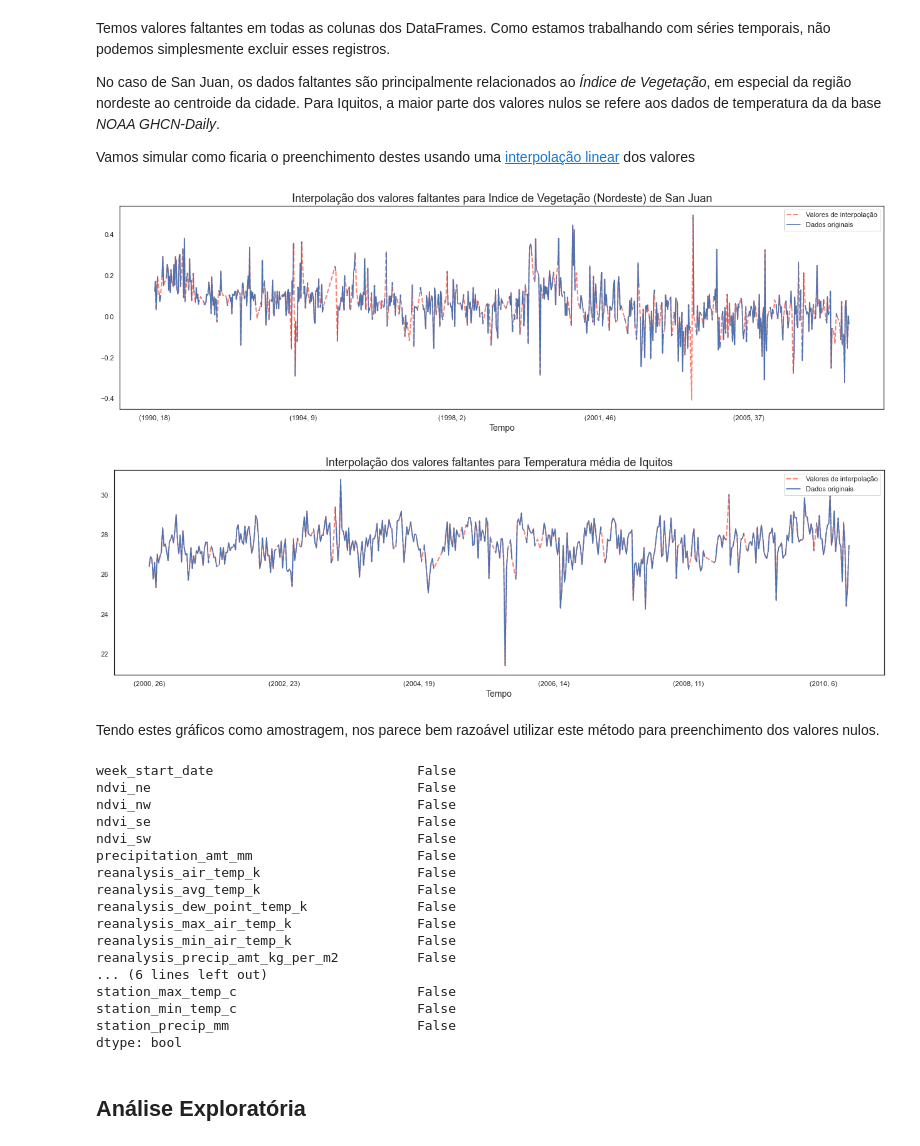
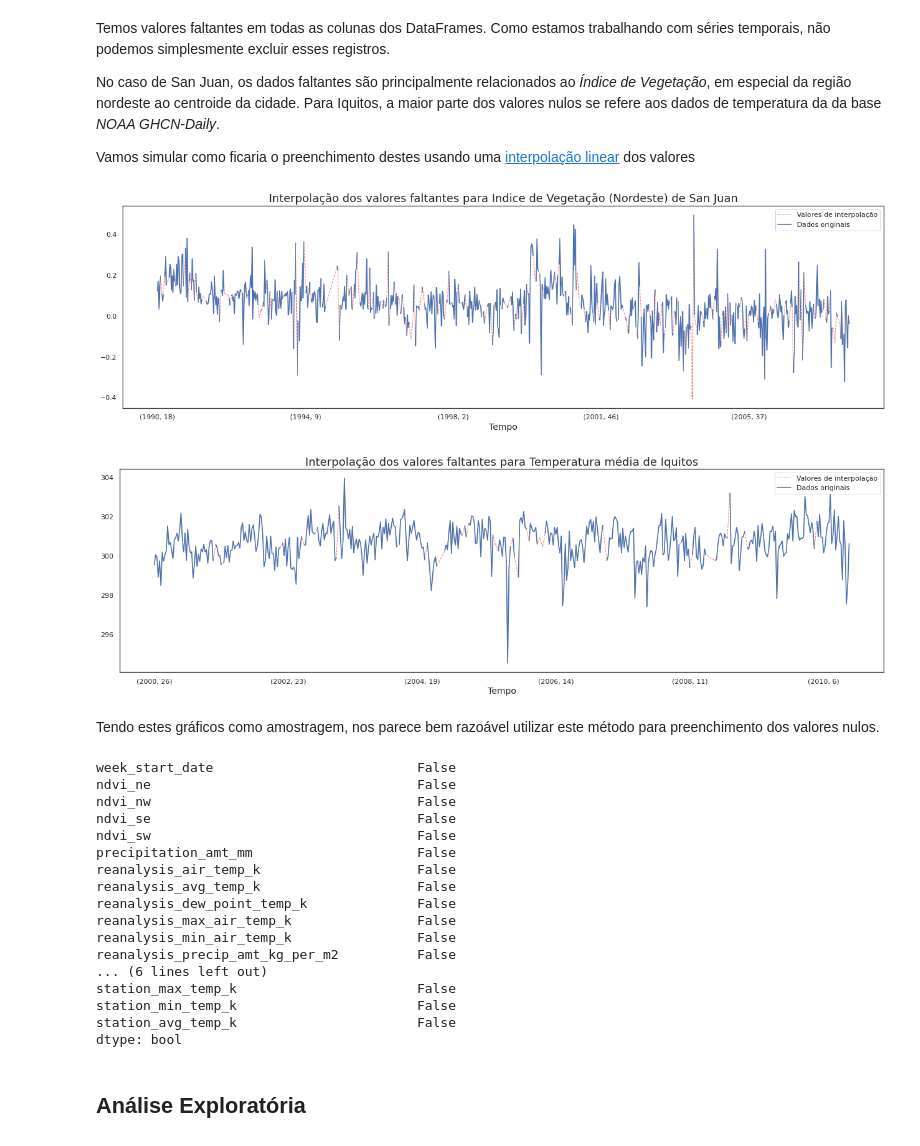
Before and after one commit to ciencia-dados-ifsp-grupo5/DengAI, a Jupyter notebook: notebooks/dengAI.ipynb, the cells around one changed output. Saved outputs shown, nothing was run; the diff lists cells and outputs as text; code cells hidden in the pictures.

```diff
--- a/notebooks/dengAI.ipynb
+++ b/notebooks/dengAI.ipynb
@@ -184 +216,4 @@ labels.set_index(['city', 'year', 'weekofyear'], inplace=True)
+# %%
+features[['station_max_temp_k', 'station_min_temp_k', 'station_avg_temp_k']] = features[['station_max_temp_c', 'station_min_temp_c', 'station_avg_temp_c']] + 273.15
+features.drop(columns=['station_max_temp_c', 'station_min_temp_c', 'station_avg_temp_c'], inplace=True)
 # %% [markdown]
@@ -259,7 +294,7 @@ No caso de San Juan, os dados faltantes são principalmente relacionados ao *Ín
 Vamos simular como ficaria o preenchimento destes usando uma [interpolação linear](https://pandas.pydata.org/pandas-docs/stable/reference/api/pandas.DataFrame.interpolate.html) dos valores
 # %%
 plt.figure(figsize=(22,6))
-sj_features.interpolate().ndvi_ne.plot.line(lw=2, color='salmon', label='Valores de interpolação', linestyle = '--')
+sj_features.interpolate().ndvi_ne.plot.line(lw=1, color='salmon', label='Valores de interpolação', linestyle = '--')
 sj_features.ndvi_ne.plot.line(lw=1.6, label='Dados originais')
 
 plt.title('Interpolação dos valores faltantes para Indice de Vegetação (Nordeste) de San Juan', fontsize='18')
@@ -267,18 +302,18 @@ plt.xlabel('Tempo', fontsize='14')
 plt.legend()
 plt.show()
 # %% [output]
-[figure, old version]
+[figure, new version]
 # %%
 plt.figure(figsize=(22,6))
-iq_features.interpolate().station_avg_temp_c.plot.line(lw=2, color='salmon', label='Valores de interpolação', linestyle = '--')
-iq_features.station_avg_temp_c.plot.line(lw=1.6, label='Dados originais')
+iq_features.interpolate().station_avg_temp_k.plot.line(lw=1, color='salmon', label='Valores de interpolação', linestyle = '--')
+iq_features.station_avg_temp_k.plot.line(lw=1.6, label='Dados originais')
 
 plt.title('Interpolação dos valores faltantes para Temperatura média de Iquitos', fontsize='18')
 plt.xlabel('Tempo', fontsize='14')
 plt.legend()
 plt.show()
 # %% [output]
-[figure, old version]
+[figure, new version]
 # %% [markdown]
 Tendo estes gráficos como amostragem, nos parece bem razoável utilizar este método para preenchimento dos valores nulos.
 # %%
@@ -286,6 +321,7 @@ Tendo estes gráficos como amostragem, nos parece bem razoável utilizar este m
 sj_features = sj_features.interpolate(axis=0)
 iq_features = iq_features.interpolate(axis=0)
 # %%
+# Confirmando que todos os dados faltantes foram preenchidos
 (sj_features.isna() & iq_features.isna()).any()
 # %% [output]
 week_start_date                          False
@@ -301,9 +337,9 @@ reanalysis_max_air_temp_k                False
 reanalysis_min_air_temp_k                False
 reanalysis_precip_amt_kg_per_m2          False
 ... (6 lines left out)
-station_max_temp_c                       False
-station_min_temp_c                       False
-station_precip_mm                        False
+station_max_temp_k                       False
+station_min_temp_k                       False
+station_avg_temp_k                       False
 dtype: bool
 # %% [markdown]
 ## Análise Exploratória
```
Also changed, not shown: parts of 20 cells of this notebook.
